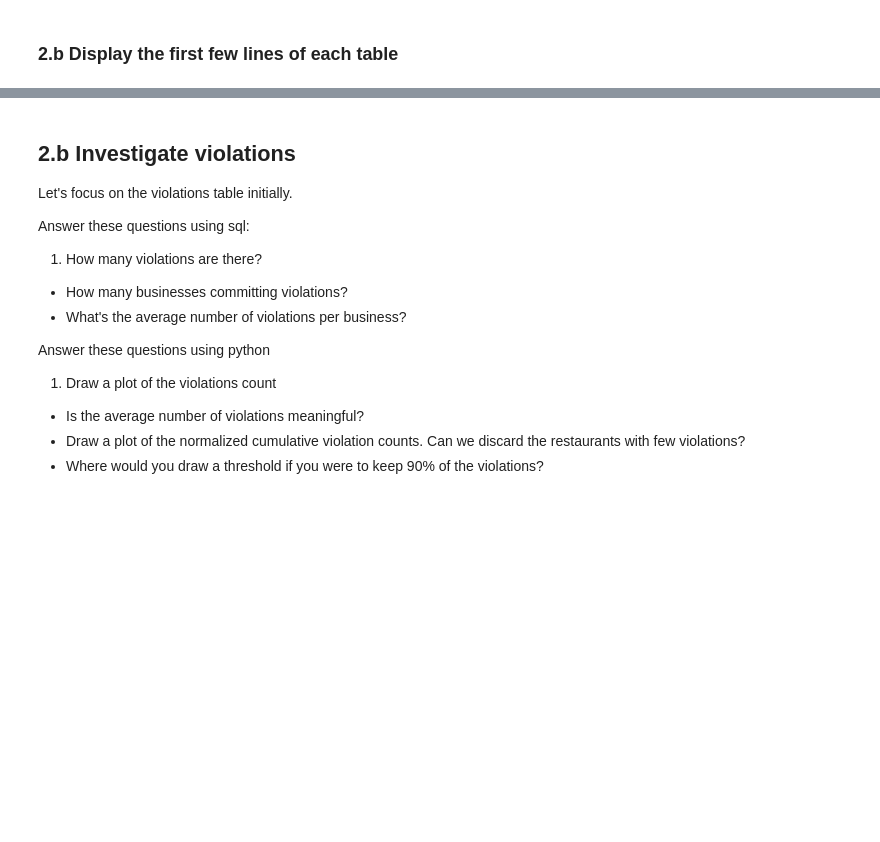
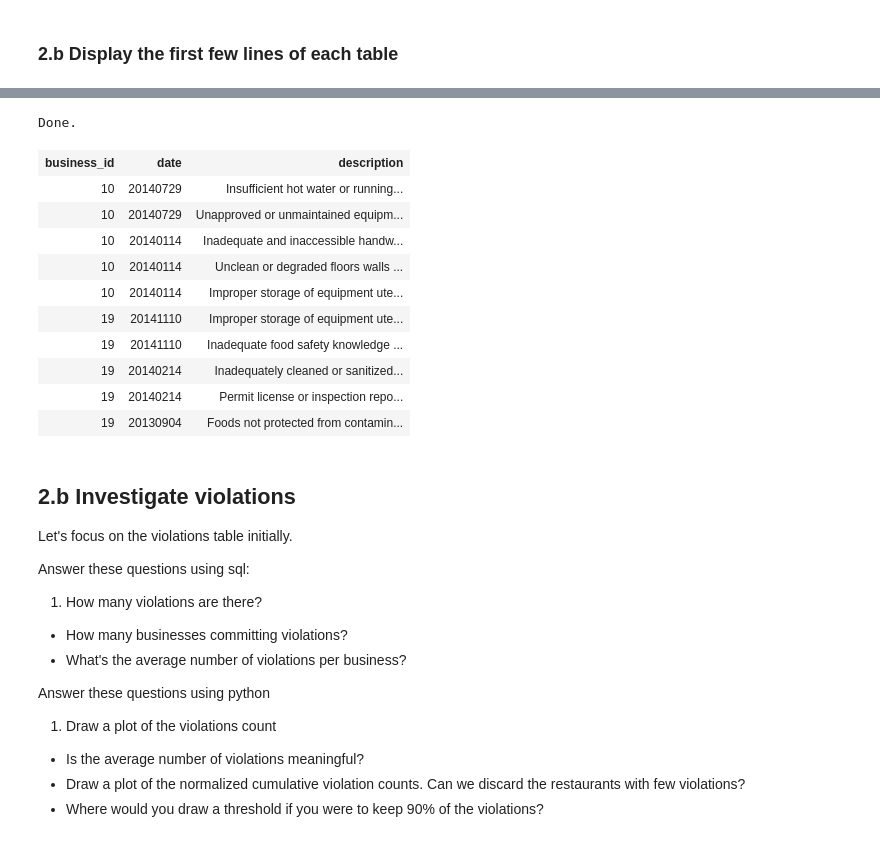
Before and after one commit to nfranchetti/notes-DSI, a Jupyter notebook: week06/2.2-sql-joins-lab.ipynb, the cells around one changed output, grey strips where cells are left out. Cells and saved outputs as stored; diff of their text form; code cells hidden in the pictures; blank space fills up the shorter version.

```diff
--- a/week06/2.2-sql-joins-lab.ipynb
+++ b/week06/2.2-sql-joins-lab.ipynb
@@ -28,0 +36,5 @@ import matplotlib.pyplot as plt
+# %%
+businesses = pd.read_csv('../../DSI-CHI-1/lessons/week-06/2.2-sql-joins-lab/assets/datasets/yelp/businesses.csv')
+inspections = pd.read_csv('../../DSI-CHI-1/lessons/week-06/2.2-sql-joins-lab/assets/datasets/yelp/inspections.csv')
+legend = pd.read_csv('../../DSI-CHI-1/lessons/week-06/2.2-sql-joins-lab/assets/datasets/yelp/legend.csv')
+violations = pd.read_csv('../../DSI-CHI-1/lessons/week-06/2.2-sql-joins-lab/assets/datasets/yelp/violations.csv')
@@ -33,3 +252,19 @@ import matplotlib.pyplot as plt
+# %%
+%%sql
+SELECT * FROM violations LIMIT 10;
+# %% [output]
+Done.
+| business_id | date | description |
+| 10 | 20140729 | Insufficient hot water or running... |
+| 10 | 20140729 | Unapproved or unmaintained equipm... |
+| 10 | 20140114 | Inadequate and inaccessible handw... |
+| 10 | 20140114 | Unclean or degraded floors walls ... |
+| 10 | 20140114 | Improper storage of equipment ute... |
+| 19 | 20141110 | Improper storage of equipment ute... |
+| 19 | 20141110 | Inadequate food safety knowledge ... |
+| 19 | 20140214 | Inadequately cleaned or sanitized... |
+| 19 | 20140214 | Permit license or inspection repo... |
+| 19 | 20130904 | Foods not protected from contamin... |
 # %% [markdown]
 ## 2.b Investigate violations
 
```
Also changed, not shown: parts of 33 cells of this notebook, 1 other file.
